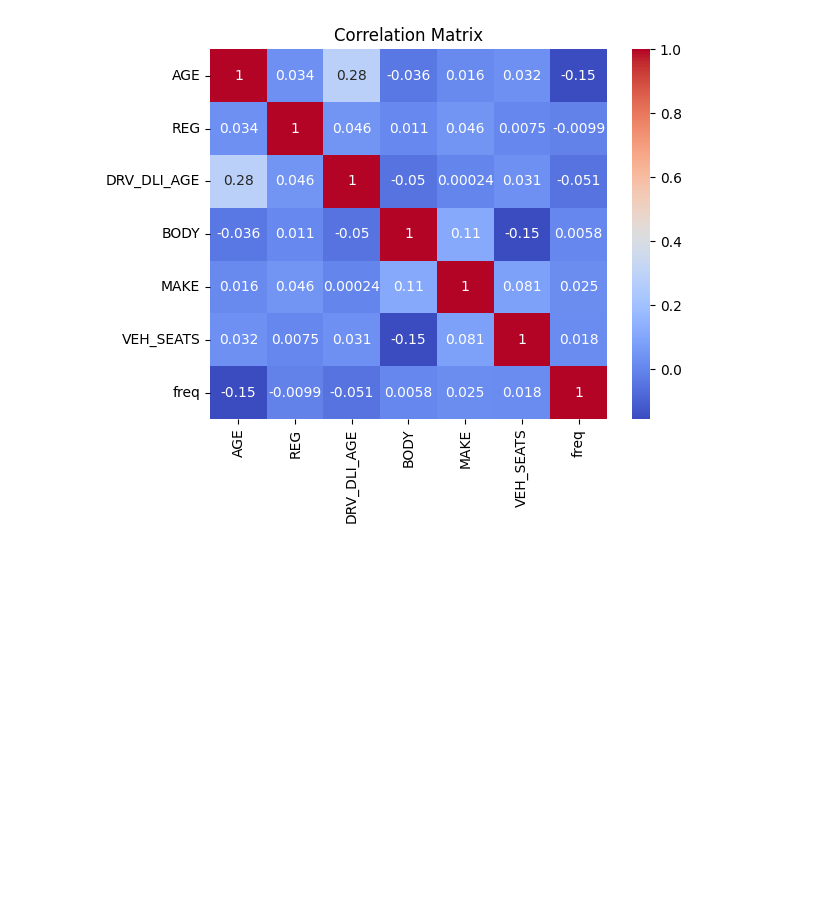
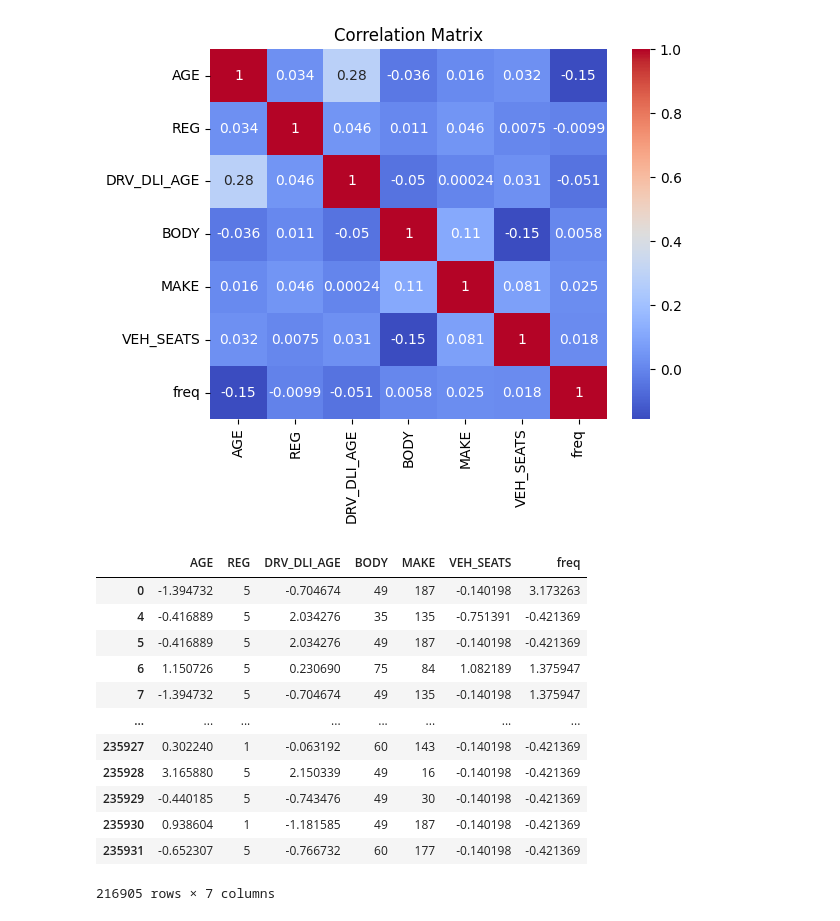
Before and after one commit to charbel-98/insurance-ML, a Jupyter notebook: frequency.ipynb, the cells around one changed output. Drawn from its saved outputs; the diff is of its cells as text; code cells hidden in the pictures; blank space fills up the shorter version.

```diff
--- a/frequency.ipynb
+++ b/frequency.ipynb
@@ -117,11 +117,25 @@ plt.show()
 # %% [output]
 [figure]
 # %%
-# from sklearn.preprocessing import StandardScaler
+from sklearn.preprocessing import StandardScaler
 
-# scaler = StandardScaler()
-# frequency[['AGE', 'VEH_SEATS', 'DRV_DLI_AGE', 'freq']] = scaler.fit_transform(frequency[['AGE', 'VEH_SEATS', 'DRV_DLI_AGE', 'freq']])
-# frequency
+scaler = StandardScaler()
+frequency[['AGE', 'VEH_SEATS', 'DRV_DLI_AGE', 'freq']] = scaler.fit_transform(frequency[['AGE', 'VEH_SEATS', 'DRV_DLI_AGE', 'freq']])
+frequency
+# %% [output]
+|  | AGE | REG | DRV_DLI_AGE | BODY | MAKE | VEH_SEATS | freq |
+| 0 | -1.394732 | 5 | -0.704674 | 49 | 187 | -0.140198 | 3.173263 |
+| 4 | -0.416889 | 5 | 2.034276 | 35 | 135 | -0.751391 | -0.421369 |
+| 5 | -0.416889 | 5 | 2.034276 | 49 | 187 | -0.140198 | -0.421369 |
+| 6 | 1.150726 | 5 | 0.230690 | 75 | 84 | 1.082189 | 1.375947 |
+| 7 | -1.394732 | 5 | -0.704674 | 49 | 135 | -0.140198 | 1.375947 |
+| ... | ... | ... | ... | ... | ... | ... | ... |
+| 235927 | 0.302240 | 1 | -0.063192 | 60 | 143 | -0.140198 | -0.421369 |
+| 235928 | 3.165880 | 5 | 2.150339 | 49 | 16 | -0.140198 | -0.421369 |
+| 235929 | -0.440185 | 5 | -0.743476 | 49 | 30 | -0.140198 | -0.421369 |
+| 235930 | 0.938604 | 1 | -1.181585 | 49 | 187 | -0.140198 | -0.421369 |
+| 235931 | -0.652307 | 5 | -0.766732 | 60 | 177 | -0.140198 | -0.421369 |
+216905 rows × 7 columns
 # %%
 # correlation_matrix = frequency.corr()
 # sns.heatmap(correlation_matrix, annot=True, cmap='coolwarm')
```
Also changed, not shown: parts of 2 cells of this notebook.
